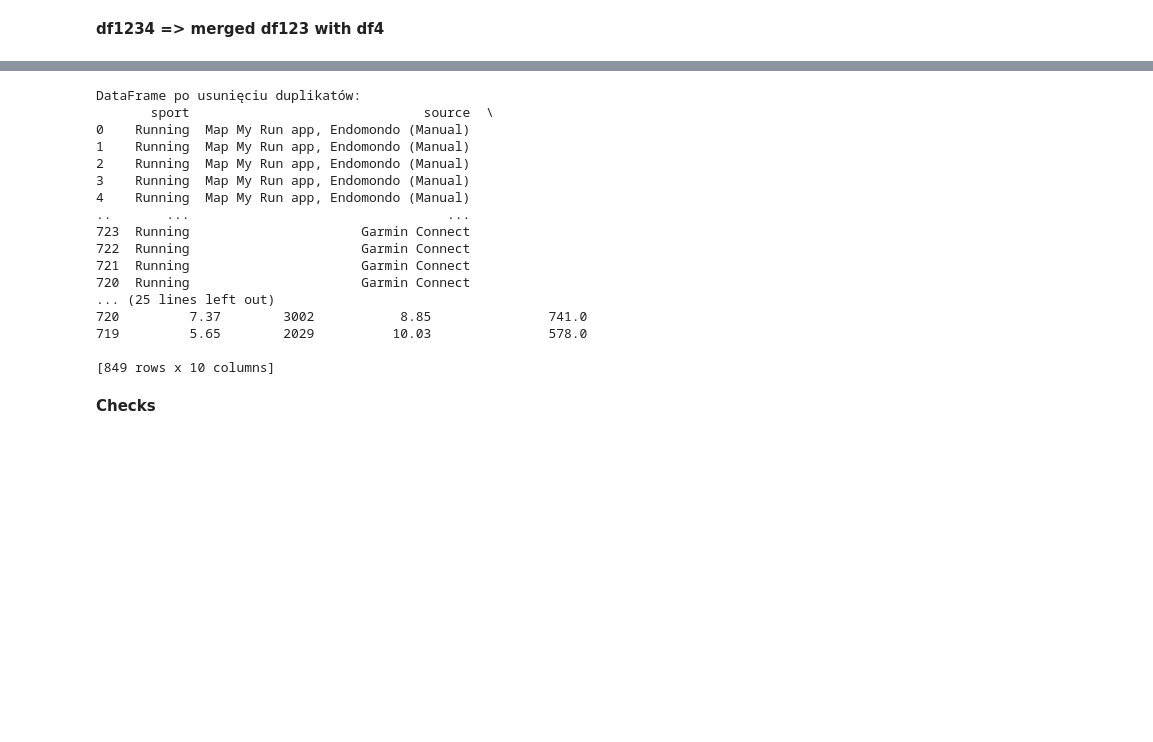
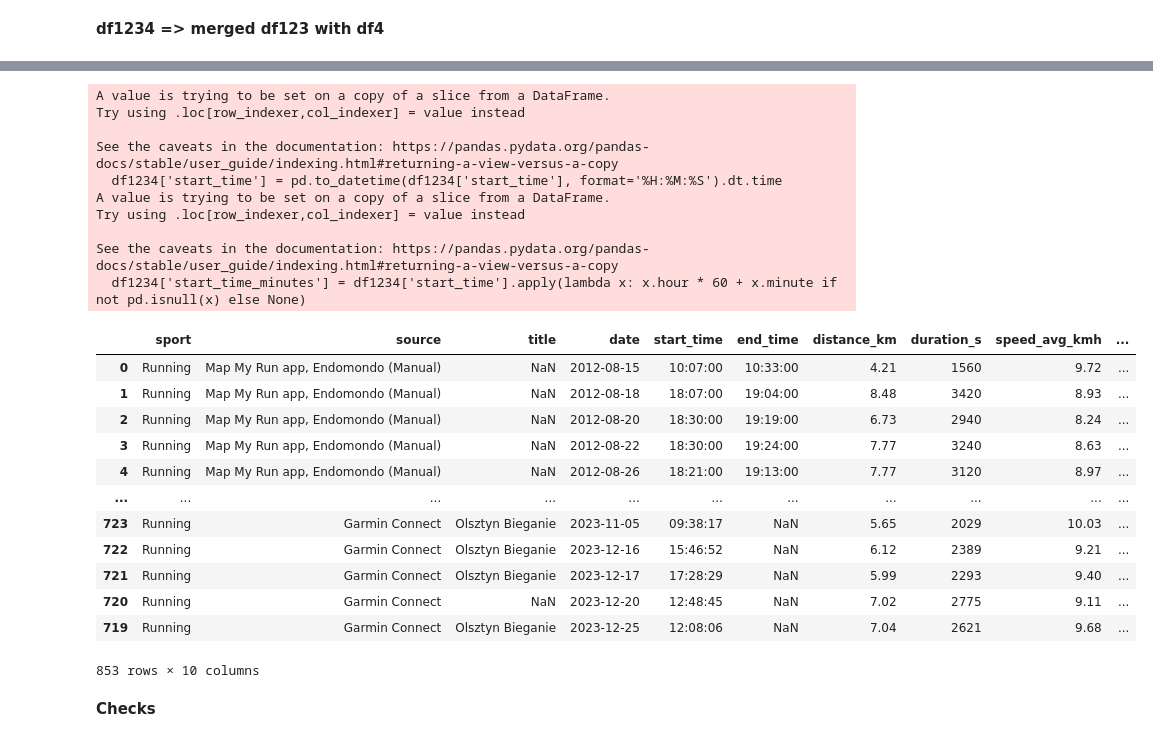
Before and after one commit to slazur83/Tableau, a Jupyter notebook: Workouts.ipynb, the cells around one changed output, grey strips where cells are left out. Drawn from its saved outputs; the diff is of its cells as text; code cells hidden in the pictures; blank space fills up the shorter version.

```diff
--- a/Workouts.ipynb
+++ b/Workouts.ipynb
@@ -331,33 +331,35 @@ No duplicated rows.
 # %%
 df1234['start_time'] = pd.to_datetime(df1234['start_time'], format='%H:%M:%S').dt.time
 
-# Przekształć czasy na minutki (minutes)
 df1234['start_time_minutes'] = df1234['start_time'].apply(lambda x: x.hour * 60 + x.minute if not pd.isnull(x) else None)
 
-# Ustaw warunek na duplikaty z uwzględnieniem różnicy tylko na poziomie godzin i minut
 mask = (df1234.duplicated(subset=['date', 'start_time'], keep=False) &
-        (df1234['start_time_minutes'].diff().abs() <= 50) &
+        (df1234['start_time_minutes'].diff().abs() <= 61) &
         (df1234['source'] == 'Garmin Connect'))
 df1234 = df1234[~mask]
 
-# Wyświetl DataFrame po usunięciu duplikatów
-print("\nDataFrame po usunięciu duplikatów:")
-print(df1234)
+display(df1234)
 # %% [output]
-DataFrame po usunięciu duplikatów:
-       sport                              source  \
-0    Running  Map My Run app, Endomondo (Manual)
-1    Running  Map My Run app, Endomondo (Manual)
-2    Running  Map My Run app, Endomondo (Manual)
-3    Running  Map My Run app, Endomondo (Manual)
-4    Running  Map My Run app, Endomondo (Manual)
-..       ...                                 ...
-723  Running                      Garmin Connect
-722  Running                      Garmin Connect
-721  Running                      Garmin Connect
-720  Running                      Garmin Connect
-... (25 lines left out)
-720         7.37        3002           8.85               741.0
-719         5.65        2029          10.03               578.0
+A value is trying to be set on a copy of a slice from a DataFrame.
+Try using .loc[row_indexer,col_indexer] = value instead
 
-[849 rows x 10 columns]
+See the caveats in the documentation: https://pandas.pydata.org/pandas-docs/stable/user_guide/indexing.html#returning-a-view-versus-a-copy
+  df1234['start_time'] = pd.to_datetime(df1234['start_time'], format='%H:%M:%S').dt.time
+A value is trying to be set on a copy of a slice from a DataFrame.
+Try using .loc[row_indexer,col_indexer] = value instead
+
+See the caveats in the documentation: https://pandas.pydata.org/pandas-docs/stable/user_guide/indexing.html#returning-a-view-versus-a-copy
+  df1234['start_time_minutes'] = df1234['start_time'].apply(lambda x: x.hour * 60 + x.minute if not pd.isnull(x) else None)
+|  | sport | source | title | date | start_time | end_time | distance_km | duration_s | speed_avg_kmh | ... |
+| 0 | Running | Map My Run app, Endomondo (Manual) | NaN | 2012-08-15 | 10:07:00 | 10:33:00 | 4.21 | 1560 | 9.72 | ... |
+| 1 | Running | Map My Run app, Endomondo (Manual) | NaN | 2012-08-18 | 18:07:00 | 19:04:00 | 8.48 | 3420 | 8.93 | ... |
+| 2 | Running | Map My Run app, Endomondo (Manual) | NaN | 2012-08-20 | 18:30:00 | 19:19:00 | 6.73 | 2940 | 8.24 | ... |
+| 3 | Running | Map My Run app, Endomondo (Manual) | NaN | 2012-08-22 | 18:30:00 | 19:24:00 | 7.77 | 3240 | 8.63 | ... |
+| 4 | Running | Map My Run app, Endomondo (Manual) | NaN | 2012-08-26 | 18:21:00 | 19:13:00 | 7.77 | 3120 | 8.97 | ... |
+| ... | ... | ... | ... | ... | ... | ... | ... | ... | ... | ... |
+| 723 | Running | Garmin Connect | Olsztyn Bieganie | 2023-11-05 | 09:38:17 | NaN | 5.65 | 2029 | 10.03 | ... |
+| 722 | Running | Garmin Connect | Olsztyn Bieganie | 2023-12-16 | 15:46:52 | NaN | 6.12 | 2389 | 9.21 | ... |
+| 721 | Running | Garmin Connect | Olsztyn Bieganie | 2023-12-17 | 17:28:29 | NaN | 5.99 | 2293 | 9.40 | ... |
+| 720 | Running | Garmin Connect | NaN | 2023-12-20 | 12:48:45 | NaN | 7.02 | 2775 | 9.11 | ... |
+| 719 | Running | Garmin Connect | Olsztyn Bieganie | 2023-12-25 | 12:08:06 | NaN | 7.04 | 2621 | 9.68 | ... |
+853 rows × 10 columns
```
Also changed, not shown: parts of 8 cells of this notebook.
